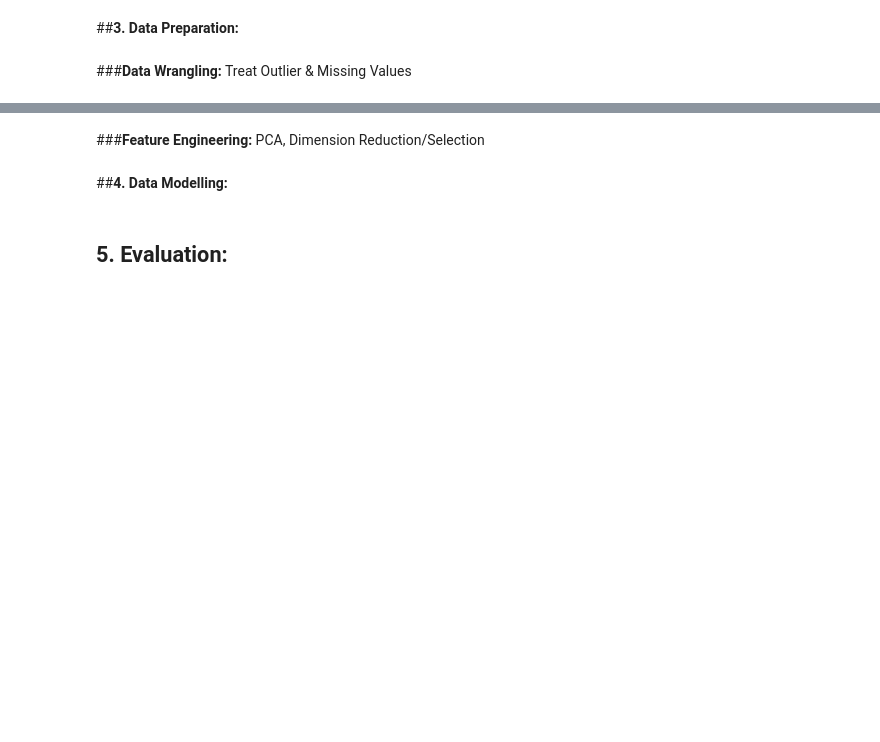
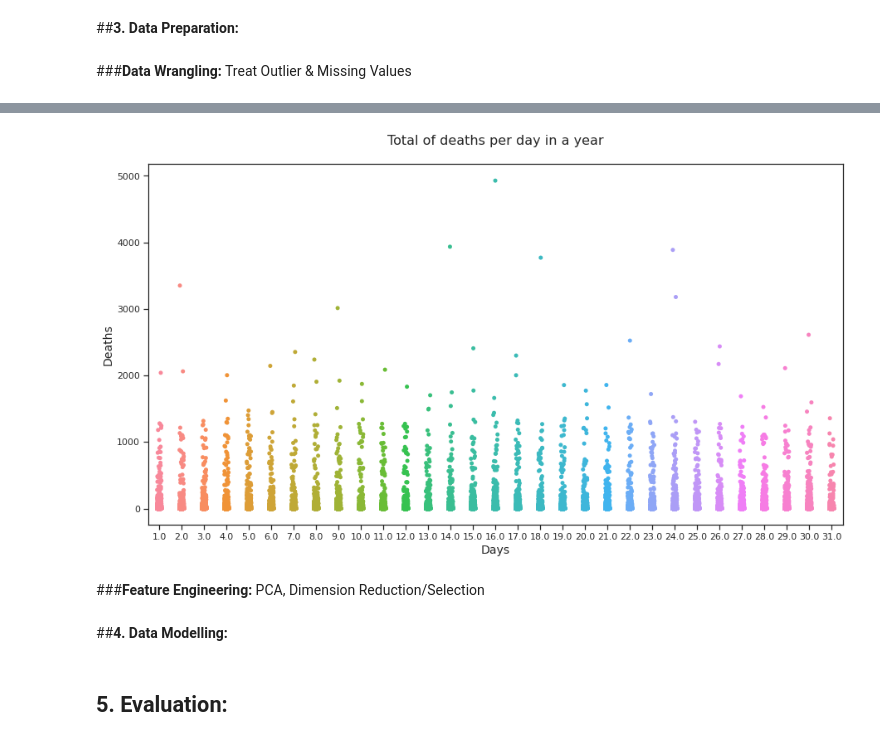
Before and after one commit to raulFuzita/cct_data_visualisation_communication, a Jupyter notebook: DVC_CA_Marina.ipynb, the cells around one changed output, grey strips where cells are left out. Saved outputs shown, nothing was run; the diff lists cells and outputs as text; code cells hidden in the pictures; blank space fills up the shorter version.

```diff
--- a/DVC_CA_Marina.ipynb
+++ b/DVC_CA_Marina.ipynb
@@ -95,6 +91,21 @@ dct = dc.Dictionary()
 dct.add_keys(df.columns.to_list()+['Date'])
 newkeys = ['Day', 'Month', 'Year', 'Cases', 'Deaths', 'Country', 'Code', 'Population', 'Continent', 'Rate']
 dct.update_keys(newkeys)
+# %%
+# Sample to rename dictionary assossiation
+dct.update_values({
+    'Day': 'newname',
+    'Month': 'newname',
+    'Year': 'newname',
+    'Cases': 'newname',
+    'Deaths': 'newname',
+    'Country': 'newname',
+    'Code': 'newname',
+    'Population': 'newname',
+    'Continent': 'newname',
+    'Rate': 'newname',
+    'Date': 'newname'
+})
 # %% [markdown]
 ####**Data Size:**
 We have decided to verify the data size to make sure we meet the requirements of our investigations, as well as to verify that our dataset is large enough to draw accurate conclusions.
@@ -364,3 +395,18 @@ sns.stripplot(x=dct.Day, y=dct.Deaths, data=df, jitter=True)
+# %%
+#@markdown The website [Worldometer](https://www.worldometers.info/coronavirus/) provides information about cases and deaths related to Covid-19.
+#@markdown According to the worldometer the highest number of daily deaths are 15558 in 2020. Therefore our data set doesn't seem to have outliers related to deaths.
+#@markdown We can display the number of deaths on each day of the year in 2020. Later we will be able to break it down and answer where the highest rate is and analyse it deeply.
+
+#@markdown Please, run this cell to plot the stip chart.
+
+plt.figure(figsize=(15,8))
+sns.stripplot(x=dct.Day, y=dct.Deaths, data=df, jitter=True)
+plt.xlabel('Days', fontsize=14)
+plt.ylabel('Deaths', fontsize=14)
+plt.title('Total of deaths per day in a year\n', fontsize=16)
+plt.show()
+# %% [output]
+[figure, added]
 # %% [markdown]
 ###**Feature Engineering:**
 PCA, Dimension Reduction/Selection
```
Also changed, not shown: parts of 102 cells of this notebook.
